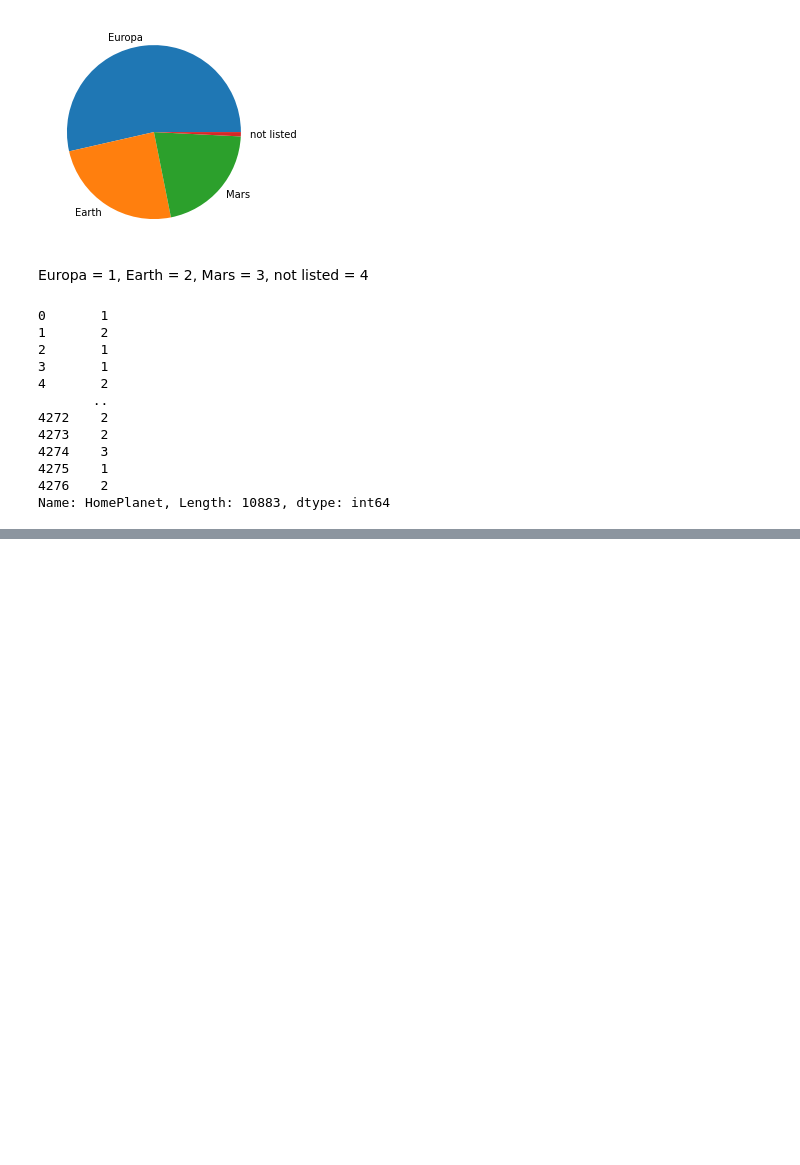
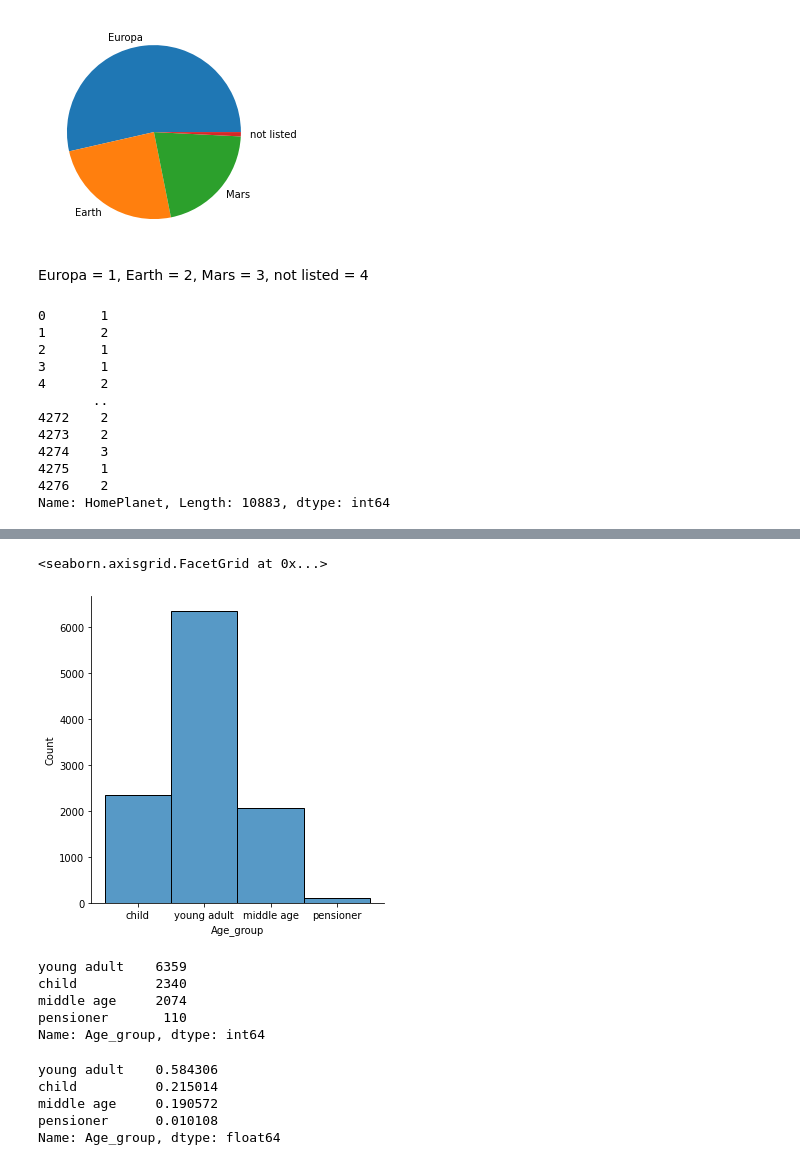
Before and after one commit to ThierrryScotto/Spaceship-Titanic, a Jupyter notebook: Spaceship_Titanic.ipynb, the cells around one changed output, grey strips where cells are left out. Saved outputs shown, nothing was run; the diff lists cells and outputs as text; code cells hidden in the pictures; blank space fills up the shorter version.

```diff
--- a/Spaceship_Titanic.ipynb
+++ b/Spaceship_Titanic.ipynb
@@ -450,0 +554,3 @@ Name: HomePlanet, Length: 10883, dtype: int64
+# %%
+data_frame['Destination'].replace({ 'TRAPPIST-1e': 1, '55 Cancri e': 2, 'PSO J318.5-22': 3, 'not listed': 4 }, inplace=True)
+data_frame['Destination']
@@ -450,0 +587,3 @@ Name: HomePlanet, Length: 10883, dtype: int64
+# %%
+data_frame['Age_group'] = pd.cut(x=data_frame['Age'], bins=[-1, 18, 40, 65, 100], labels=['child', 'young adult', 'middle age', 'pensioner'])
+data_frame['Age_group']
@@ -450,0 +604,23 @@ Name: HomePlanet, Length: 10883, dtype: int64
+# %%
+sns.displot(data_frame['Age_group'])
+# %% [output]
+<seaborn.axisgrid.FacetGrid at 0x...>
+[figure, added]
+# %%
+age_count = data_frame['Age_group'].value_counts()
+age_count
+# %% [output]
+young adult    6359
+child          2340
+middle age     2074
+pensioner       110
+Name: Age_group, dtype: int64
+# %%
+age_percent = age_count / len(data_frame)
+age_percent
+# %% [output]
+young adult    0.584306
+child          0.215014
+middle age     0.190572
+pensioner      0.010108
+Name: Age_group, dtype: float64
```
Also changed, not shown: parts of 112 cells of this notebook.
